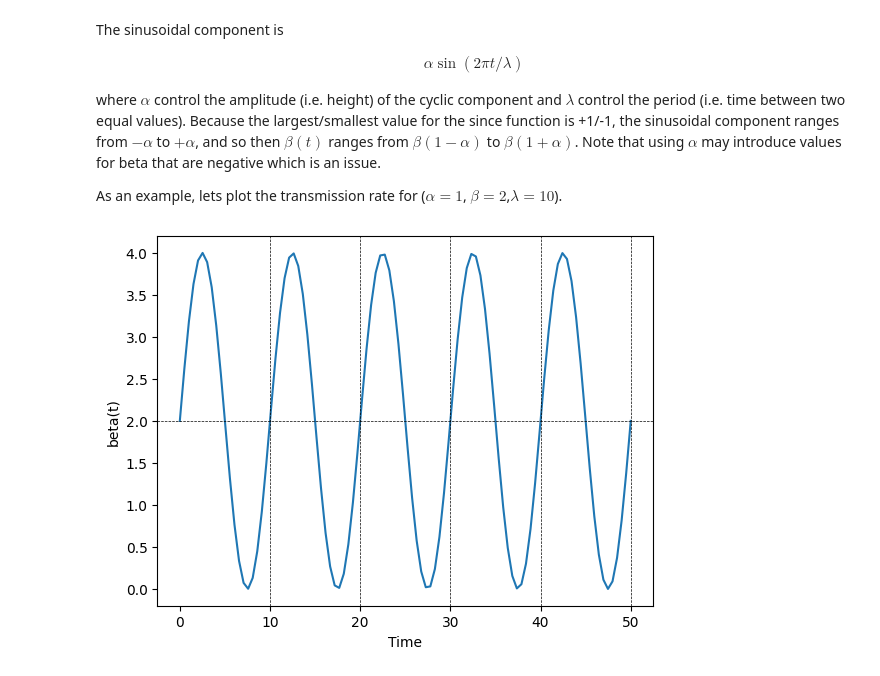
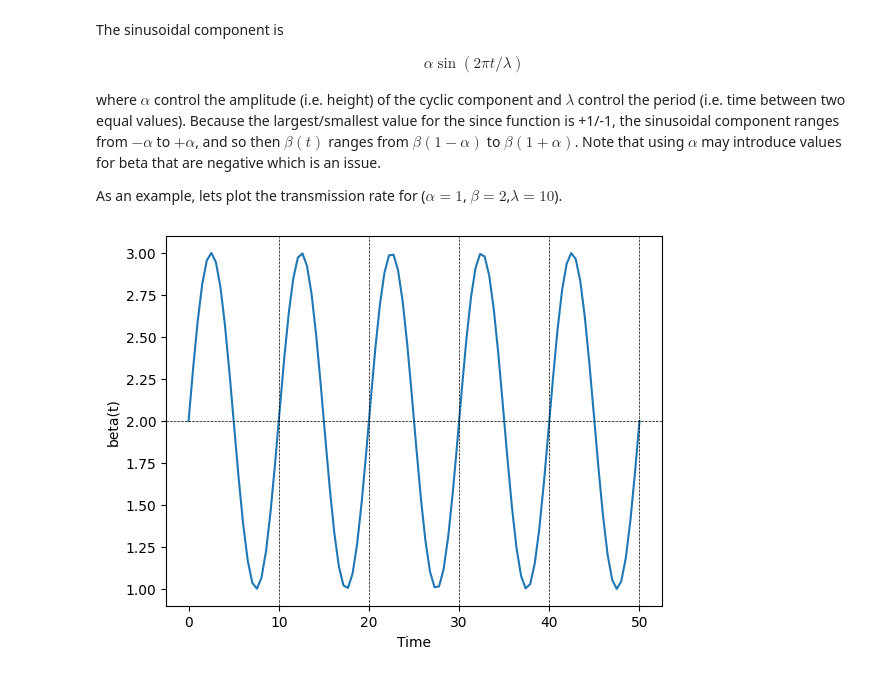
Before and after one commit to computationalUncertaintyLab/outbreak_book, a Jupyter notebook: outbreak_science/temp_forcing.ipynb, the cells around one changed output. Saved outputs shown, nothing was run; the diff lists cells and outputs as text; code cells hidden in the pictures.

```diff
--- a/outbreak_science/temp_forcing.ipynb
+++ b/outbreak_science/temp_forcing.ipynb
@@ -258,24 +257,24 @@ As an example, lets plot the transmission rate for ($\alpha = 1$, $\beta=2$,$\la
 # %%
 def seasonal_transmission_rate(t,beta,amplitude,period):
     import numpy as np
     return beta*(1 + amplitude*np.sin( 2*np.pi* t/period  ) )
 
 fig,ax = plt.subplots()
 
 times = np.linspace(0,50,100)
 
 beta      = 2.
-amplitude = 1.
+amplitude = 0.5
 period    = 10.
 betas     = seasonal_transmission_rate(times, beta, amplitude, period)
 
 ax.plot(times, betas)
 ax.set_xlabel("Time")
 ax.set_ylabel("beta(t)")
 
 #--add gridelines to highlight the cyclic nature of beta(t)--
 ax.axhline(beta, lw=0.5, ls='--',color="black")       #--add a horizontal line at the value beta
 for vline in [10,20,30,40,50]:
     ax.axvline(vline,color="black",lw=0.5, ls = "--") #--add a vertical line at the value vline
 # %% [output]
-[figure, old version]
+[figure, new version]
```
Also changed, not shown: parts of 5 cells of this notebook.
